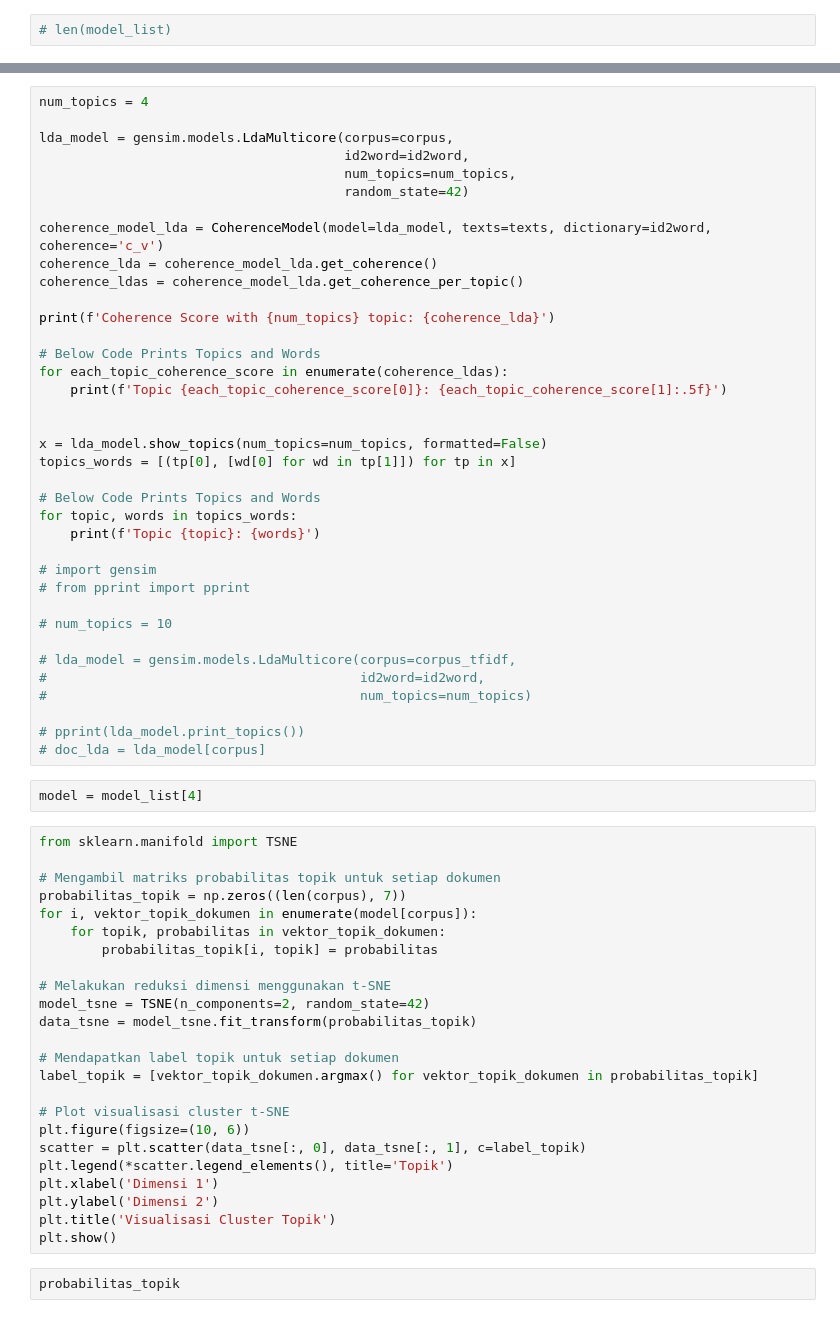
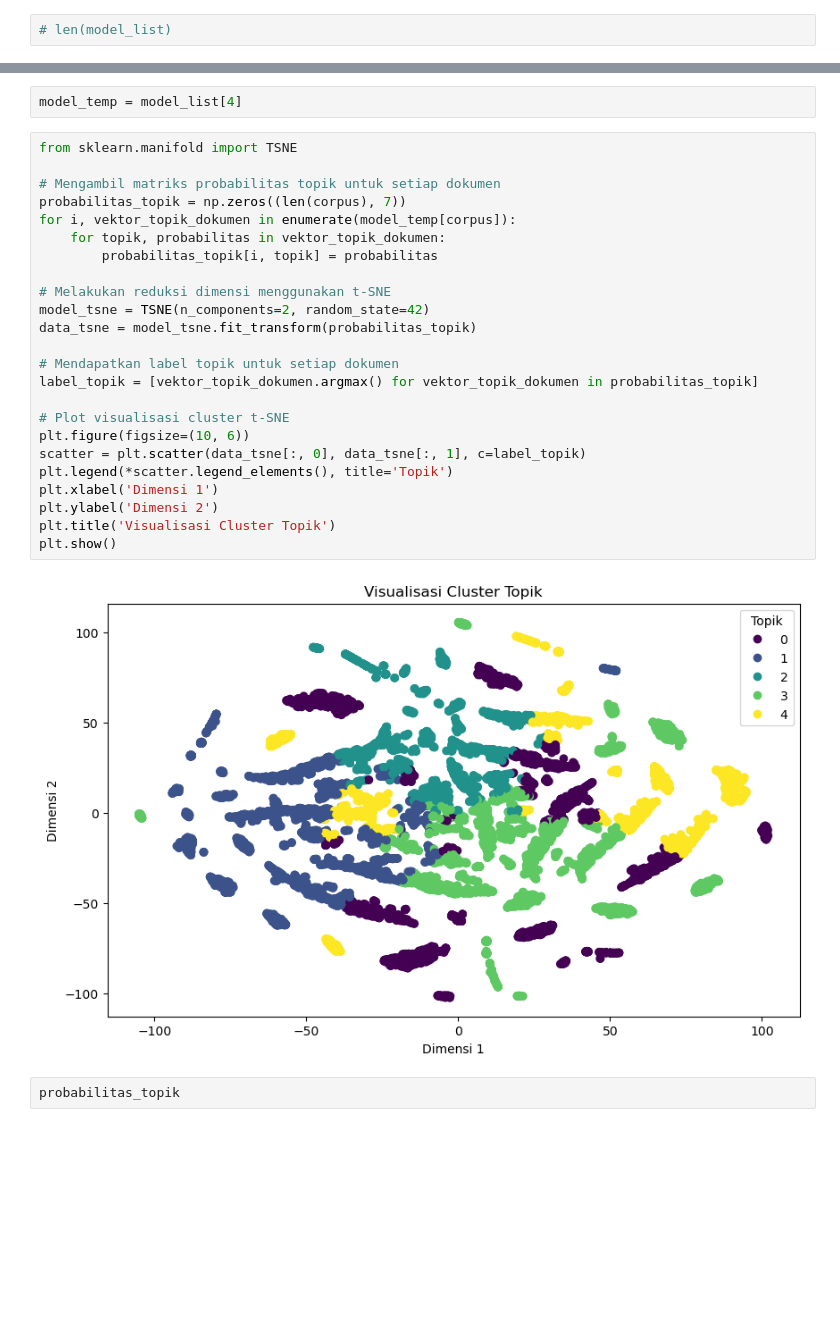
Before and after one commit to dzzlr/topic-modelling-tourism, a Jupyter notebook: notebook/topic-modelling-lda.ipynb, the cells around one changed output, grey strips where cells are left out. Drawn from its saved outputs; the diff is of its cells as text; blank space fills up the shorter version.

```diff
--- a/notebook/topic-modelling-lda.ipynb
+++ b/notebook/topic-modelling-lda.ipynb
@@ -517,66 +445,31 @@ for topic, words in topics_words:
-# %%
-num_topics = 4
-
-lda_model = gensim.models.LdaMulticore(corpus=corpus,
-                                       id2word=id2word,
-                                       num_topics=num_topics,
-                                       random_state=42)
-
-coherence_model_lda = CoherenceModel(model=lda_model, texts=texts, dictionary=id2word, coherence='c_v')
-coherence_lda = coherence_model_lda.get_coherence()
-coherence_ldas = coherence_model_lda.get_coherence_per_topic()
-
-print(f'Coherence Score with {num_topics} topic: {coherence_lda}')
-
-# Below Code Prints Topics and Words
-for each_topic_coherence_score in enumerate(coherence_ldas):
-    print(f'Topic {each_topic_coherence_score[0]}: {each_topic_coherence_score[1]:.5f}')
-
-
-x = lda_model.show_topics(num_topics=num_topics, formatted=False)
-topics_words = [(tp[0], [wd[0] for wd in tp[1]]) for tp in x]
-
-# Below Code Prints Topics and Words
-for topic, words in topics_words:
-    print(f'Topic {topic}: {words}')
-
-# import gensim
-# from pprint import pprint
-
-# num_topics = 10
-
-# lda_model = gensim.models.LdaMulticore(corpus=corpus_tfidf,
-#                                        id2word=id2word,
-#                                        num_topics=num_topics)
-
-# pprint(lda_model.print_topics())
-# doc_lda = lda_model[corpus]
 # %%
-model = model_list[4]
+model_temp = model_list[4]
 # %%
 from sklearn.manifold import TSNE
 
 # Mengambil matriks probabilitas topik untuk setiap dokumen
 probabilitas_topik = np.zeros((len(corpus), 7))
-for i, vektor_topik_dokumen in enumerate(model[corpus]):
+for i, vektor_topik_dokumen in enumerate(model_temp[corpus]):
     for topik, probabilitas in vektor_topik_dokumen:
         probabilitas_topik[i, topik] = probabilitas
 
 # Melakukan reduksi dimensi menggunakan t-SNE
 model_tsne = TSNE(n_components=2, random_state=42)
 data_tsne = model_tsne.fit_transform(probabilitas_topik)
 
 # Mendapatkan label topik untuk setiap dokumen
 label_topik = [vektor_topik_dokumen.argmax() for vektor_topik_dokumen in probabilitas_topik]
 
 # Plot visualisasi cluster t-SNE
 plt.figure(figsize=(10, 6))
 scatter = plt.scatter(data_tsne[:, 0], data_tsne[:, 1], c=label_topik)
 plt.legend(*scatter.legend_elements(), title='Topik')
 plt.xlabel('Dimensi 1')
 plt.ylabel('Dimensi 2')
 plt.title('Visualisasi Cluster Topik')
 plt.show()
+# %% [output]
+[figure, added]
 # %%
 probabilitas_topik
 # %%
```
Also changed, not shown: parts of 43 cells of this notebook, 1 other file.
